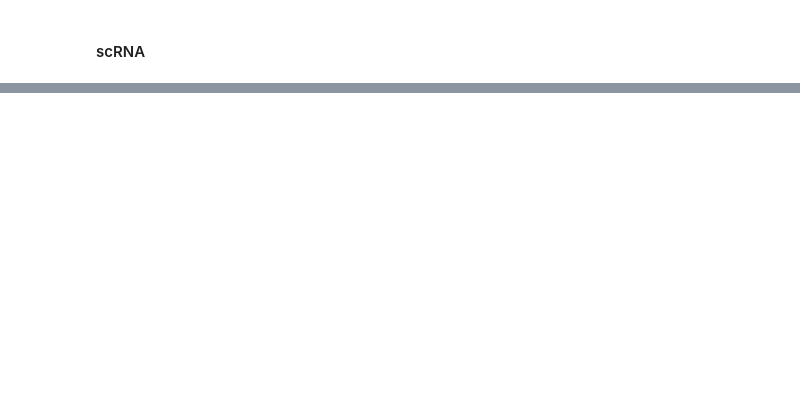
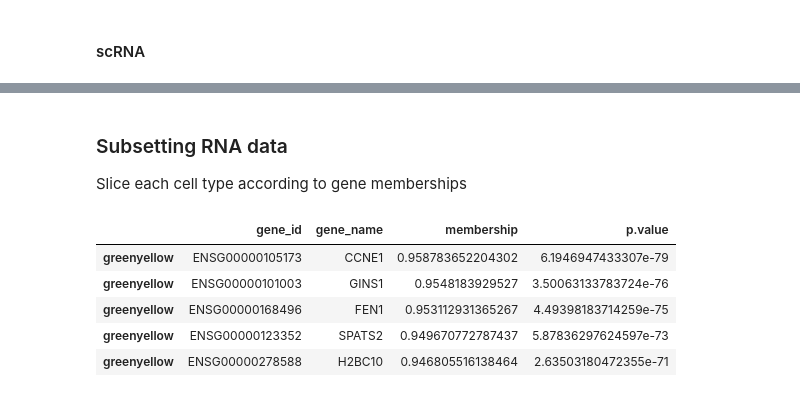
Before and after one commit to theislab/integraph, a Jupyter notebook: notebooks/data.ipynb, the cells around one changed output, grey strips where cells are left out. Cells and saved outputs as stored; diff of their text form; code cells hidden in the pictures; blank space fills up the shorter version.

Commit message:
Added subsetting for RNA bulks.

```diff
--- a/notebooks/data.ipynb
+++ b/notebooks/data.ipynb
@@ -595,0 +612,14 @@ scRNA.uns["pseudobulk"] = scRNA_pb
+# %% [markdown]
+### Subsetting RNA data
+Slice each cell type according to gene memberships
+# %%
+bulk_membership = read("bulk_genes_membership", dtype= "tsv", data_type="str") # Load the memberships
+bulk_membership_df = bulk_membership.to_df()
+bulk_membership_df.head()
+# %% [output]
+|  | gene_id | gene_name | membership | p.value |
+| greenyellow | ENSG00000105173 | CCNE1 | 0.958783652204302 | 6.1946947433307e-79 |
+| greenyellow | ENSG00000101003 | GINS1 | 0.9548183929527 | 3.50063133783724e-76 |
+| greenyellow | ENSG00000168496 | FEN1 | 0.953112931365267 | 4.49398183714259e-75 |
+| greenyellow | ENSG00000123352 | SPATS2 | 0.949670772787437 | 5.87836297624597e-73 |
+| greenyellow | ENSG00000278588 | H2BC10 | 0.946805516138464 | 2.63503180472355e-71 |
```
Also changed, not shown: parts of 17 cells of this notebook, 1 other file.
